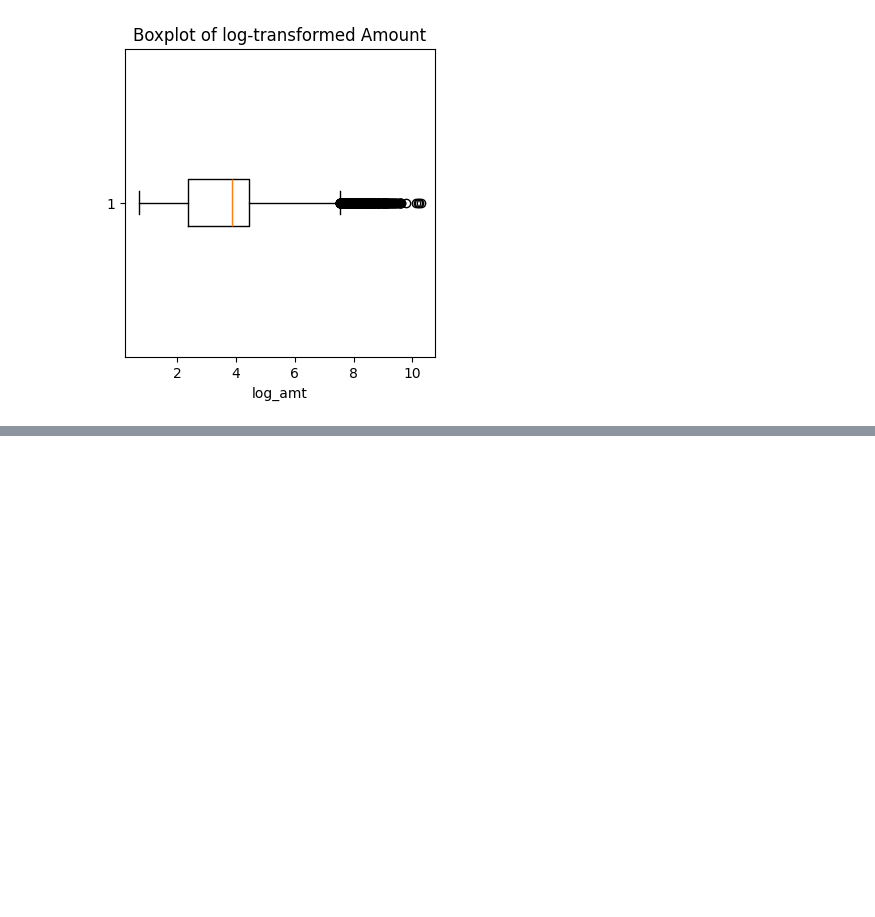
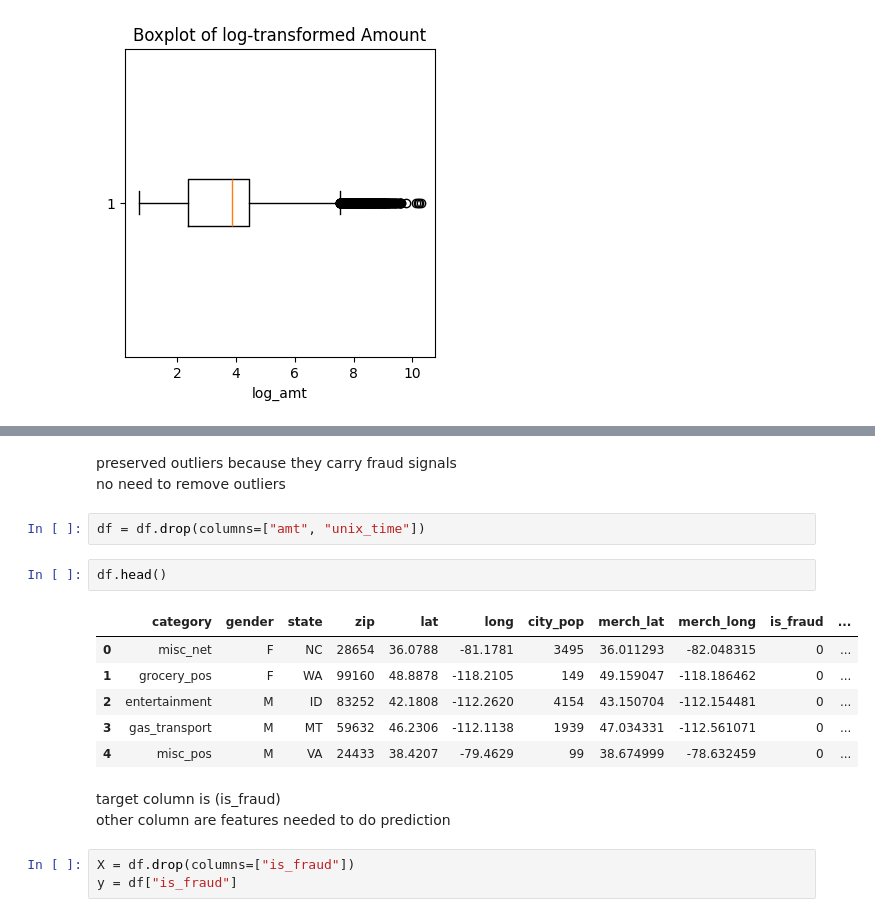
Before and after one commit to Harsh28-raj/credit-card-fraud-detection, a Jupyter notebook: credit_crd_frd.ipynb, the cells around one changed output, grey strips where cells are left out. Drawn from its saved outputs; the diff is of its cells as text; blank space fills up the shorter version.

```diff
--- a/credit_crd_frd.ipynb
+++ b/credit_crd_frd.ipynb
@@ -204,0 +426,20 @@ plt.show()
+# %% [markdown]
+preserved outliers because they carry fraud signals
+no need to remove outliers
+# %%
+df = df.drop(columns=["amt", "unix_time"])
+# %%
+df.head()
+# %% [output]
+|  | category | gender | state | zip | lat | long | city_pop | merch_lat | merch_long | is_fraud | ... |
+| 0 | misc_net | F | NC | 28654 | 36.0788 | -81.1781 | 3495 | 36.011293 | -82.048315 | 0 | ... |
+| 1 | grocery_pos | F | WA | 99160 | 48.8878 | -118.2105 | 149 | 49.159047 | -118.186462 | 0 | ... |
+| 2 | entertainment | M | ID | 83252 | 42.1808 | -112.2620 | 4154 | 43.150704 | -112.154481 | 0 | ... |
+| 3 | gas_transport | M | MT | 59632 | 46.2306 | -112.1138 | 1939 | 47.034331 | -112.561071 | 0 | ... |
+| 4 | misc_pos | M | VA | 24433 | 38.4207 | -79.4629 | 99 | 38.674999 | -78.632459 | 0 | ... |
+# %% [markdown]
+target column is  (is_fraud)
+other column are features needed to do prediction
+# %%
+X = df.drop(columns=["is_fraud"])
+y = df["is_fraud"]
```
Also changed, not shown: parts of 60 cells of this notebook.
